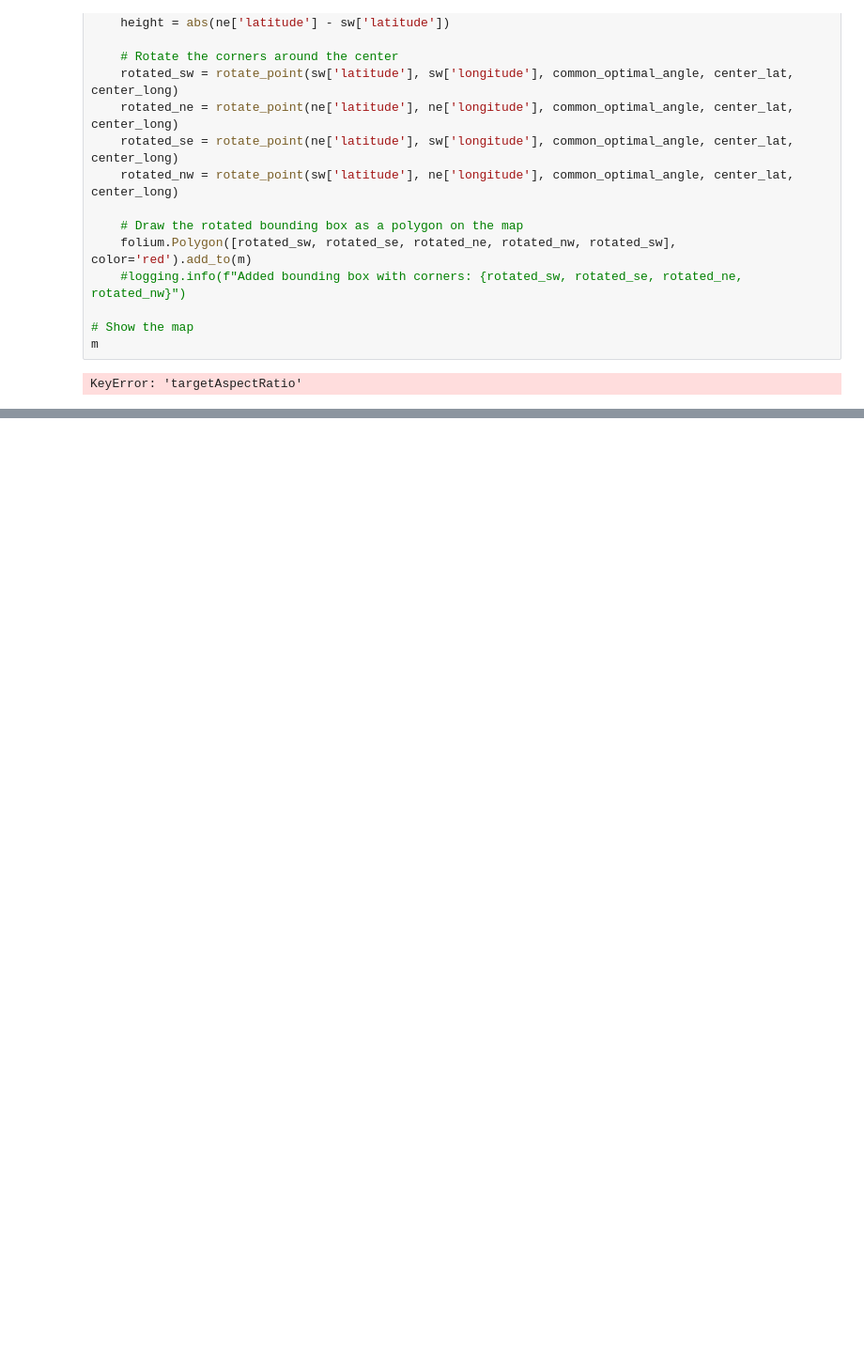
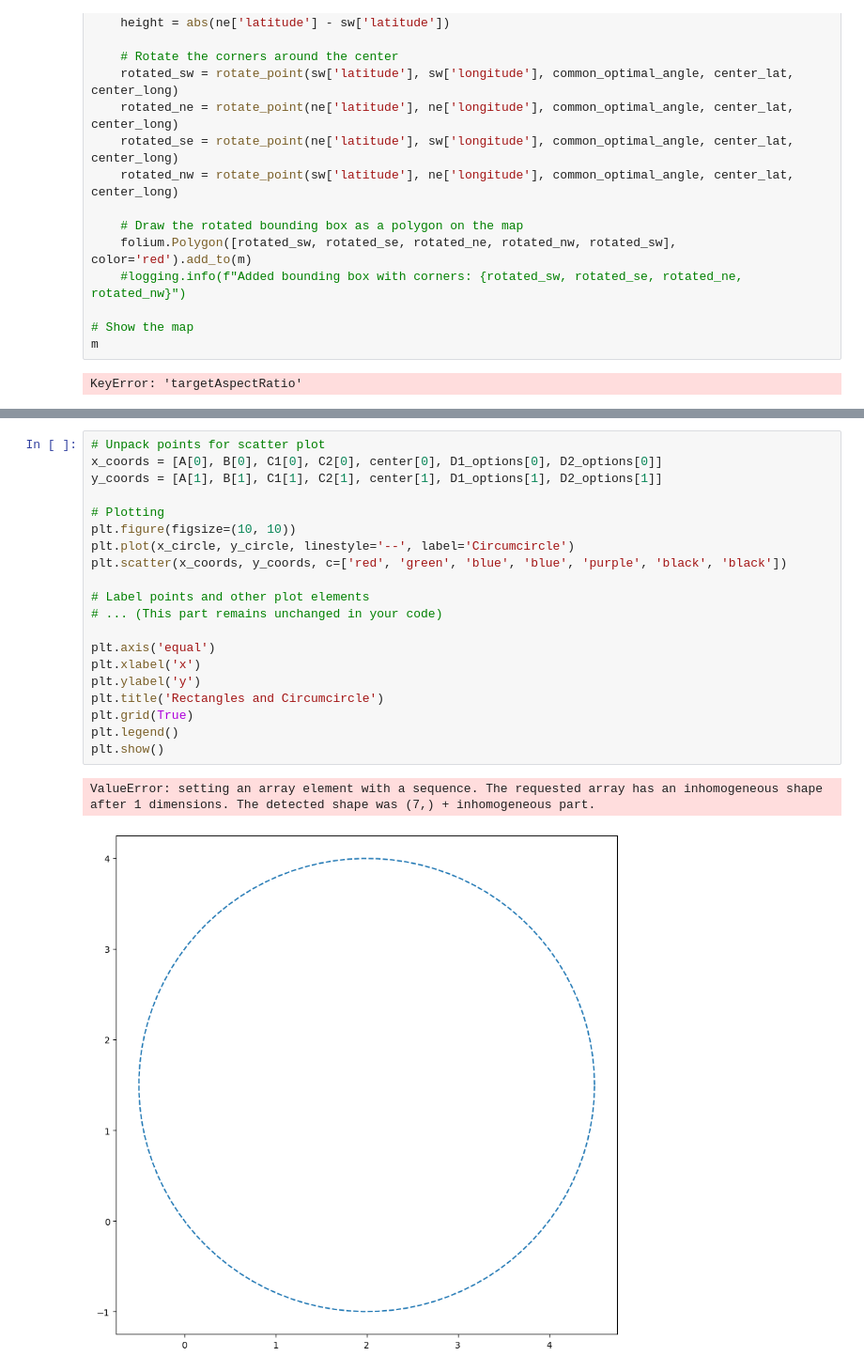
Before and after one commit to momova97/Solar_project, a Jupyter notebook: Cal_Panel_Num.ipynb, the cells around one changed output, grey strips where cells are left out. Shown: that part at 94% size. Cells and saved outputs as stored; diff of their text form; blank space fills up the shorter version.

```diff
--- a/Cal_Panel_Num.ipynb
+++ b/Cal_Panel_Num.ipynb
@@ -131,0 +232,23 @@ KeyError: 'targetAspectRatio'
+# %%
+# Unpack points for scatter plot
+x_coords = [A[0], B[0], C1[0], C2[0], center[0], D1_options[0], D2_options[0]]
+y_coords = [A[1], B[1], C1[1], C2[1], center[1], D1_options[1], D2_options[1]]
+
+# Plotting
+plt.figure(figsize=(10, 10))
+plt.plot(x_circle, y_circle, linestyle='--', label='Circumcircle')
+plt.scatter(x_coords, y_coords, c=['red', 'green', 'blue', 'blue', 'purple', 'black', 'black'])
+
+# Label points and other plot elements
+# ... (This part remains unchanged in your code)
+
+plt.axis('equal')
+plt.xlabel('x')
+plt.ylabel('y')
+plt.title('Rectangles and Circumcircle')
+plt.grid(True)
+plt.legend()
+plt.show()
+# %% [output]
+ValueError: setting an array element with a sequence. The requested array has an inhomogeneous shape after 1 dimensions. The detected shape was (7,) + inhomogeneous part.
+[figure, added]
```
Also changed, not shown: parts of 2 cells of this notebook, 1 other file.
